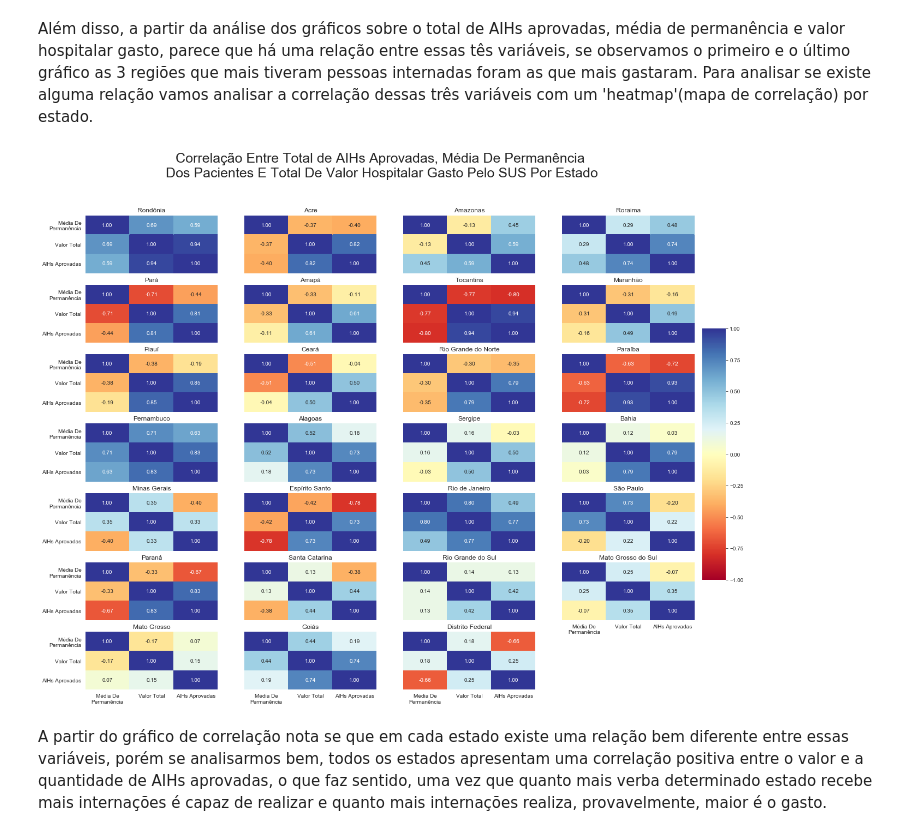
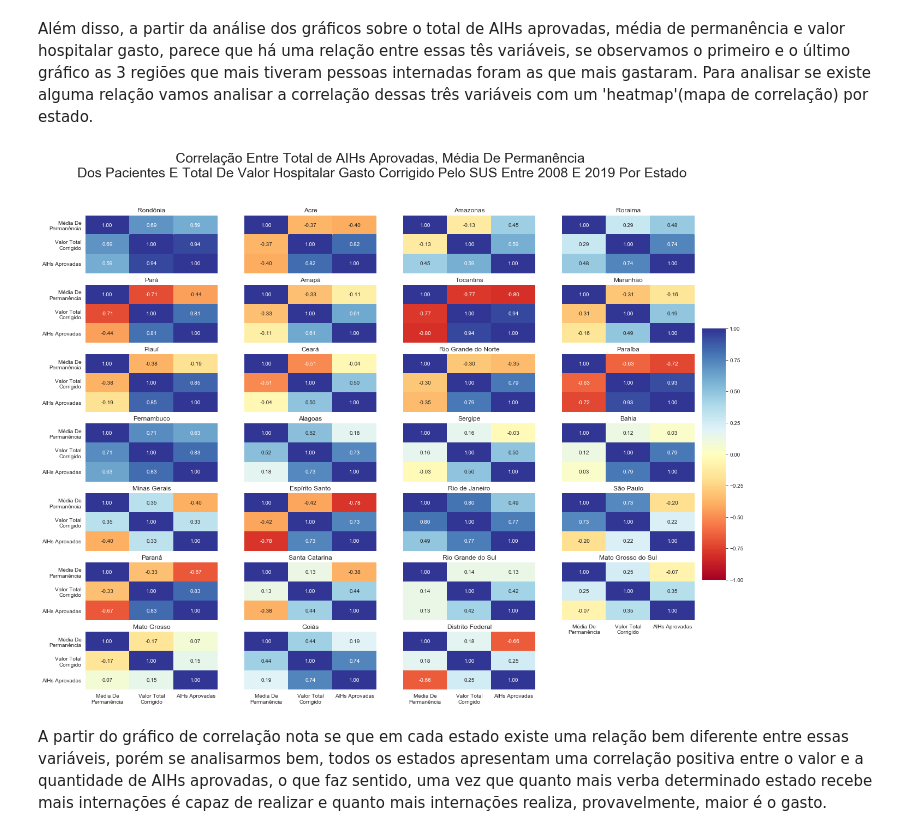
Before and after one commit to PedroHCAlmeida/Projeto_final_M1_bootcamp_alura, a Jupyter notebook: notebooks/analise_exploratoria_final.ipynb, the cells around one changed output. Drawn from its saved outputs; the diff is of its cells as text; code cells hidden in the pictures.

```diff
--- a/notebooks/analise_exploratoria_final.ipynb
+++ b/notebooks/analise_exploratoria_final.ipynb
@@ -382,28 +382,28 @@ Além disso, a partir da análise dos gráficos sobre o total de AIHs aprovadas,
 # %%
 fig, axn = plt.subplots(7, 4, sharex=False, sharey=True, figsize=(20,16))
 cbar_ax = fig.add_axes([.91, .3, .03, .4])
 
 for uf, i, ax in zip(dados['UF'].unique(), range(len(dados['UF'].unique())), axn.flat):
     corr=dados.loc[dados['UF'] == uf, ['perm_media', 'valor_corrigido', 'AIH_aprovadas']].corr()
     sns.heatmap(corr, ax=ax,
                 cbar=i == 0,
                 vmin=-1, vmax=1,
                 cbar_ax=None if i else cbar_ax,
                cmap="RdYlBu",annot=True, fmt=".2f")
     ax.set_title(uf, fontsize=12)
     ax.set_xticklabels([],fontsize=10)
-    ax.set_yticklabels(['Média De\nPermanência', 'Valor Total', 'AIHs Aprovadas'],fontsize=10, rotation=0)
+    ax.set_yticklabels(['Média De\nPermanência', 'Valor Total\nCorrigido', 'AIHs Aprovadas'],fontsize=10, rotation=0)
 
-axn[6][0].set_xticklabels(['Média De\nPermanência', 'Valor Total', 'AIHs Aprovadas'],fontsize=10)
-axn[6][1].set_xticklabels(['Média De\nPermanência', 'Valor Total', 'AIHs Aprovadas'],fontsize=10)
-axn[6][2].set_xticklabels(['Média De\nPermanência', 'Valor Total', 'AIHs Aprovadas'],fontsize=10)
-axn[5][3].set_xticklabels(['Média De\nPermanência', 'Valor Total', 'AIHs Aprovadas'],fontsize=10)
+axn[6][0].set_xticklabels(['Média De\nPermanência', 'Valor Total\nCorrigido', 'AIHs Aprovadas'],fontsize=10)
+axn[6][1].set_xticklabels(['Média De\nPermanência', 'Valor Total\nCorrigido', 'AIHs Aprovadas'],fontsize=10)
+axn[6][2].set_xticklabels(['Média De\nPermanência', 'Valor Total\nCorrigido', 'AIHs Aprovadas'],fontsize=10)
+axn[5][3].set_xticklabels(['Média De\nPermanência', 'Valor Total\nCorrigido', 'AIHs Aprovadas'],fontsize=10)
 plt.delaxes(ax= axn[6][3])
 
-fig.suptitle('Correlação Entre Total de AIHs Aprovadas, Média De Permanência\n Dos Pacientes E Total De Valor Hospitalar Gasto Pelo SUS Por Estado', fontsize=25)
+fig.suptitle('Correlação Entre Total de AIHs Aprovadas, Média De Permanência\n Dos Pacientes E Total De Valor Hospitalar Gasto Corrigido Pelo SUS Entre 2008 E 2019 Por Estado', fontsize=25)
 plt.show()
 # %% [output]
-[figure, old version]
+[figure, new version]
 # %% [markdown]
 A partir do gráfico de correlação nota se que em cada estado existe uma relação bem diferente entre essas variáveis, porém se analisarmos bem, todos os estados apresentam uma correlação positiva entre o valor e a quantidade de AIHs aprovadas, o que faz sentido, uma vez que quanto mais verba determinado estado recebe mais internações é capaz de realizar e quanto mais internações realiza, provavelmente, maior é o gasto.
 # %% [markdown]
```
